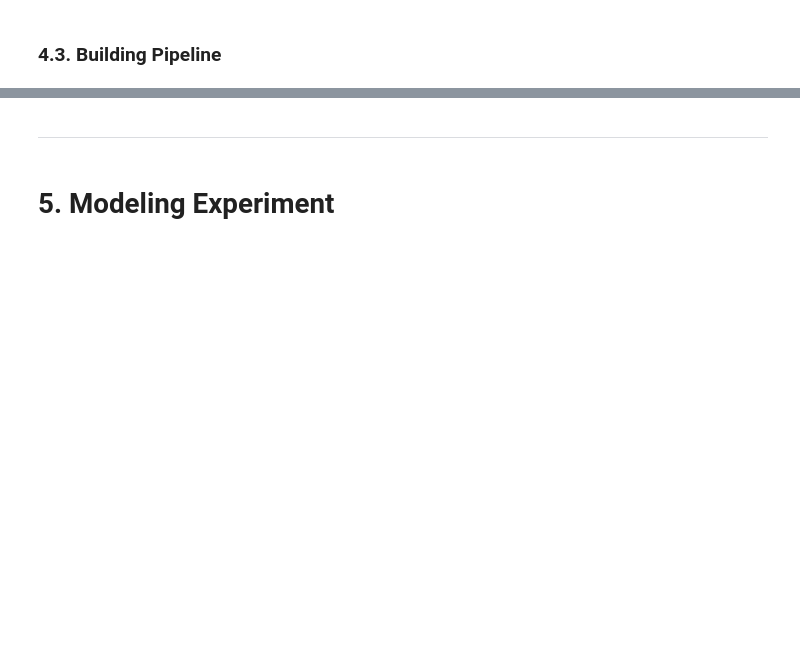
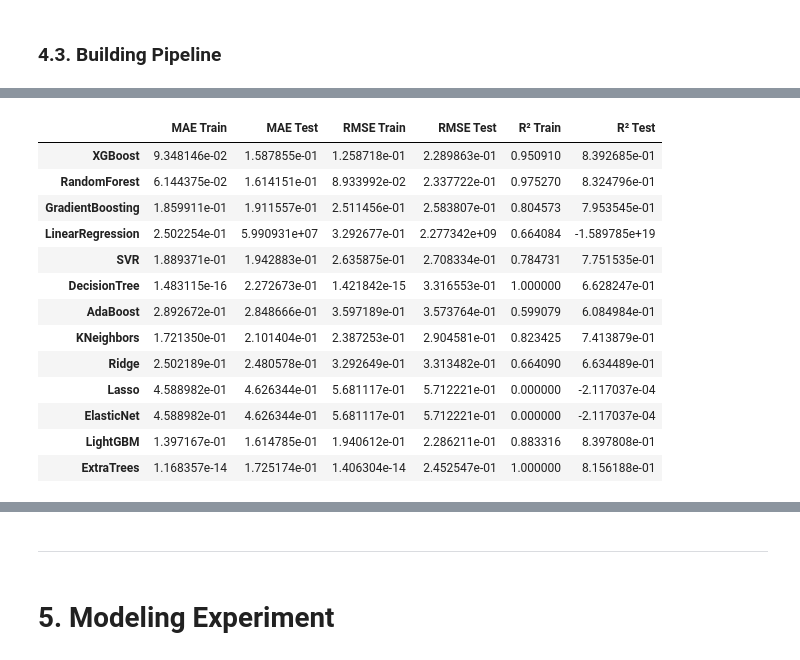
Before and after one commit to AdityaIKO/California-Housing-Price, a Jupyter notebook: data1.ipynb, the cells around one changed output, grey strips where cells are left out. Drawn from its saved outputs; the diff is of its cells as text; code cells hidden in the pictures; blank space fills up the shorter version.

```diff
--- a/data1.ipynb
+++ b/data1.ipynb
@@ -1017,0 +986,65 @@ plt.show()
+# %%
+from sklearn.ensemble import RandomForestRegressor, GradientBoostingRegressor, AdaBoostRegressor, ExtraTreesRegressor
+from sklearn.linear_model import LinearRegression, Ridge, Lasso, ElasticNet
+from sklearn.svm import SVR
+from sklearn.tree import DecisionTreeRegressor
+from sklearn.neighbors import KNeighborsRegressor
+from xgboost import XGBRegressor
+from lightgbm import LGBMRegressor
+from sklearn.pipeline import Pipeline
+from sklearn.model_selection import GridSearchCV
+import pandas as pd
+
+# List of models to evaluate
+models = [
+    ('XGBoost', XGBRegressor()),
+    ('RandomForest', RandomForestRegressor()),
+    ('GradientBoosting', GradientBoostingRegressor()),
+    ('LinearRegression', LinearRegression()),
+    ('SVR', SVR()),
+    ('DecisionTree', DecisionTreeRegressor()),
+    ('AdaBoost', AdaBoostRegressor()),
+    ('KNeighbors', KNeighborsRegressor()),
+    ('Ridge', Ridge()),
+    ('Lasso', Lasso()),
+    ('ElasticNet', ElasticNet()),
+    ('LightGBM', LGBMRegressor()),
+    ('ExtraTrees', ExtraTreesRegressor())
+]
+
+# Placeholder to store results
+results = []
+
+for name, model in models:
+    # Create the pipeline for the current model
+    pipeline = Pipeline(steps=[
+        ('preprocessor', preprocessor),
+        ('regressor', model)
+    ])
+
+    # Use GridSearchCV without hyperparameter grid (only default parameters)
+    grid_search = GridSearchCV(
+        estimator=pipeline,
+        param_grid={},  # No hyperparameter tuning
+        cv=5,  # 5-fold cross-validation
+        scoring='neg_mean_absolute_error',  # You can change this based on what metric you prefer
+        n_jobs=-1,  # Use all available CPUs
+        verbose=1
+    )
+
+    # Fit the GridSearchCV
+    grid_search.fit(X_train, y_train)
+
+    # Evaluate the best model from GridSearchCV
+    best_model = grid_search.best_estimator_
+    results_model = evaluate_model(best_model, X_train, y_train, X_test, y_test)
+
+    # Store the results
+    results.append((name, results_model))
+
+# Convert the results to a DataFrame for easy viewing
+results_df = pd.DataFrame([result[1] for result in results], index=[result[0] for result in results])
+
+# Display the results
+results_df
+# %% [output]
@@ -1017,0 +1068,14 @@ plt.show()
+|  | MAE Train | MAE Test | RMSE Train | RMSE Test | R² Train | R² Test |
+| XGBoost | 9.348146e-02 | 1.587855e-01 | 1.258718e-01 | 2.289863e-01 | 0.950910 | 8.392685e-01 |
+| RandomForest | 6.144375e-02 | 1.614151e-01 | 8.933992e-02 | 2.337722e-01 | 0.975270 | 8.324796e-01 |
+| GradientBoosting | 1.859911e-01 | 1.911557e-01 | 2.511456e-01 | 2.583807e-01 | 0.804573 | 7.953545e-01 |
+| LinearRegression | 2.502254e-01 | 5.990931e+07 | 3.292677e-01 | 2.277342e+09 | 0.664084 | -1.589785e+19 |
+| SVR | 1.889371e-01 | 1.942883e-01 | 2.635875e-01 | 2.708334e-01 | 0.784731 | 7.751535e-01 |
+| DecisionTree | 1.483115e-16 | 2.272673e-01 | 1.421842e-15 | 3.316553e-01 | 1.000000 | 6.628247e-01 |
+| AdaBoost | 2.892672e-01 | 2.848666e-01 | 3.597189e-01 | 3.573764e-01 | 0.599079 | 6.084984e-01 |
+| KNeighbors | 1.721350e-01 | 2.101404e-01 | 2.387253e-01 | 2.904581e-01 | 0.823425 | 7.413879e-01 |
+| Ridge | 2.502189e-01 | 2.480578e-01 | 3.292649e-01 | 3.313482e-01 | 0.664090 | 6.634489e-01 |
+| Lasso | 4.588982e-01 | 4.626344e-01 | 5.681117e-01 | 5.712221e-01 | 0.000000 | -2.117037e-04 |
+| ElasticNet | 4.588982e-01 | 4.626344e-01 | 5.681117e-01 | 5.712221e-01 | 0.000000 | -2.117037e-04 |
+| LightGBM | 1.397167e-01 | 1.614785e-01 | 1.940612e-01 | 2.286211e-01 | 0.883316 | 8.397808e-01 |
+| ExtraTrees | 1.168357e-14 | 1.725174e-01 | 1.406304e-14 | 2.452547e-01 | 1.000000 | 8.156188e-01 |
```
Also changed, not shown: parts of 37 cells of this notebook.
